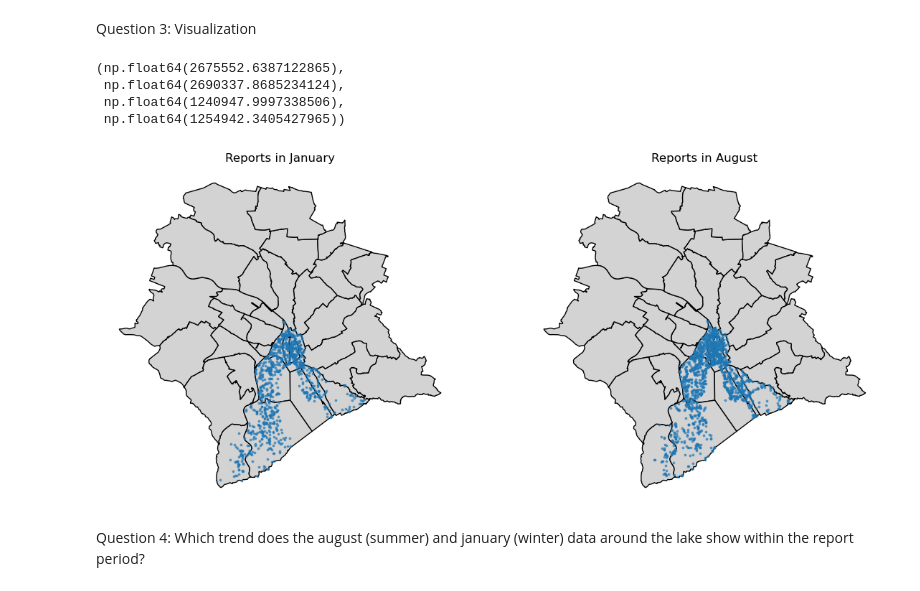
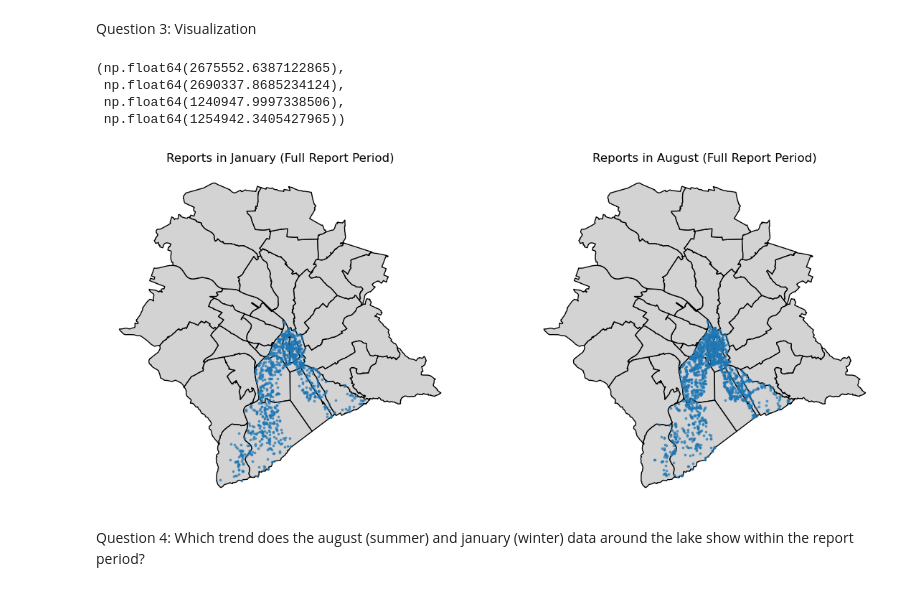
Before and after one commit to eelin-eelin/SDS210-project, a Jupyter notebook: notebooks/Project Notebook 1.ipynb, the cells around one changed output. Saved outputs shown, nothing was run; the diff lists cells and outputs as text; code cells hidden in the pictures.

```diff
--- a/notebooks/Project Notebook 1.ipynb
+++ b/notebooks/Project Notebook 1.ipynb
@@ -286,36 +312,36 @@ fig, ax = plt.subplots(1, 2, figsize = (14, 7))
 #plot january
 quartiere_gdf.plot(
     ax = ax[0],
     color = "lightgrey",
     edgecolor = "black")
 
 januar_daten.plot(
     ax = ax[0],
     markersize = 3,
     alpha = 0.6)
 
-ax[0].set_title(f"Reports in January")
+ax[0].set_title(f"Reports in January (Full Report Period)")
 ax[0].axis("off")
 
 #plot august
 quartiere_gdf.plot(
     ax = ax[1],
     color = "lightgrey",
     edgecolor = "black")
 
 august_daten.plot(
     ax = ax[1],
     markersize = 3,
     alpha = 0.6)
 
-ax[1].set_title("Reports in August")
+ax[1].set_title("Reports in August (Full Report Period)")
 ax[1].axis("off")
 # %% [output]
 (np.float64(2675552.6387122865),
  np.float64(2690337.8685234124),
  np.float64(1240947.9997338506),
  np.float64(1254942.3405427965))
-[figure, old version]
+[figure, new version]
 # %% [markdown]
 Question 4: Which trend does the august (summer) and january (winter) data around the lake show within the report period?
 # %%
```
Also changed, not shown: parts of 3 cells of this notebook.
